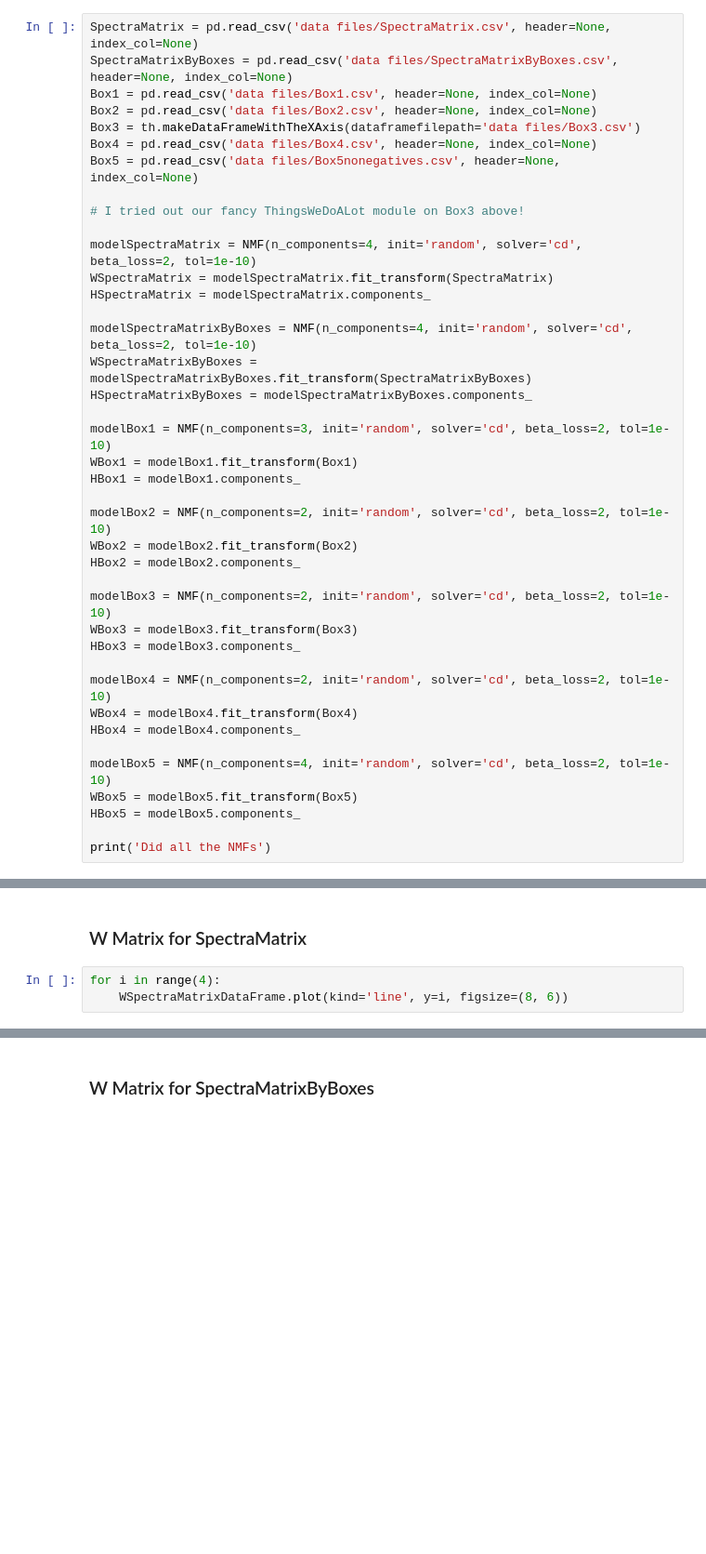
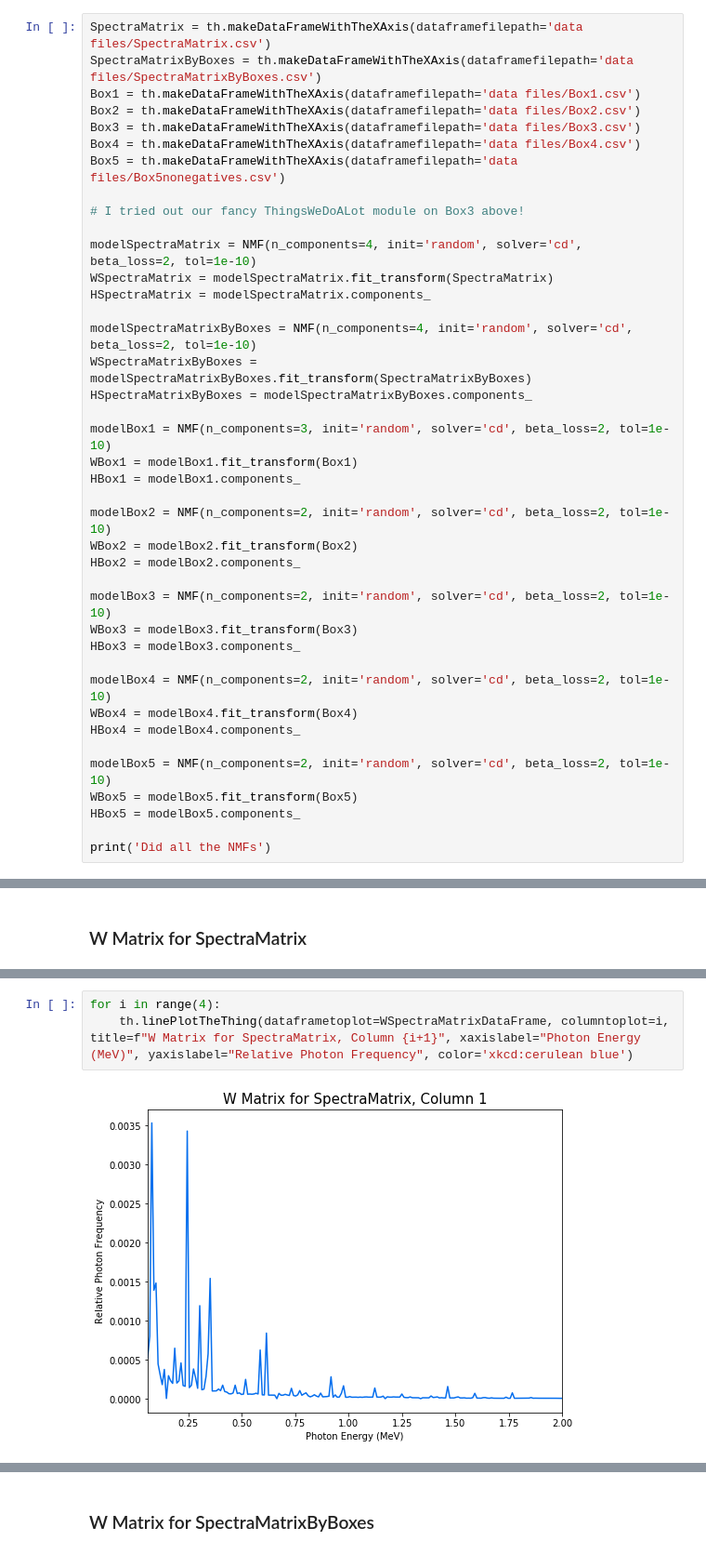
Before and after one commit to Dithizone/Math398-Project, a Jupyter notebook: PerformingNMF.ipynb, the cells around one changed output, grey strips where cells are left out. Shown at 93% size. Drawn from its saved outputs; the diff is of its cells as text; blank space fills up the shorter version.

```diff
--- a/PerformingNMF.ipynb
+++ b/PerformingNMF.ipynb
@@ -9,13 +9,13 @@ print('Libraries imported.')
 # %% [output]
 Libraries imported.
 # %%
-SpectraMatrix = pd.read_csv('data files/SpectraMatrix.csv', header=None, index_col=None)
-SpectraMatrixByBoxes = pd.read_csv('data files/SpectraMatrixByBoxes.csv', header=None, index_col=None)
-Box1 = pd.read_csv('data files/Box1.csv', header=None, index_col=None)
-Box2 = pd.read_csv('data files/Box2.csv', header=None, index_col=None)
+SpectraMatrix = th.makeDataFrameWithTheXAxis(dataframefilepath='data files/SpectraMatrix.csv')
+SpectraMatrixByBoxes = th.makeDataFrameWithTheXAxis(dataframefilepath='data files/SpectraMatrixByBoxes.csv')
+Box1 = th.makeDataFrameWithTheXAxis(dataframefilepath='data files/Box1.csv')
+Box2 = th.makeDataFrameWithTheXAxis(dataframefilepath='data files/Box2.csv')
 Box3 = th.makeDataFrameWithTheXAxis(dataframefilepath='data files/Box3.csv')
-Box4 = pd.read_csv('data files/Box4.csv', header=None, index_col=None)
-Box5 = pd.read_csv('data files/Box5nonegatives.csv', header=None, index_col=None)
+Box4 = th.makeDataFrameWithTheXAxis(dataframefilepath='data files/Box4.csv')
+Box5 = th.makeDataFrameWithTheXAxis(dataframefilepath='data files/Box5nonegatives.csv')
 
 # I tried out our fancy ThingsWeDoALot module on Box3 above!
 
@@ -43,7 +43,7 @@ modelBox4 = NMF(n_components=2, init='random', solver='cd', beta_loss=2, tol=1e-
 WBox4 = modelBox4.fit_transform(Box4)
 HBox4 = modelBox4.components_
 
-modelBox5 = NMF(n_components=4, init='random', solver='cd', beta_loss=2, tol=1e-10)
+modelBox5 = NMF(n_components=2, init='random', solver='cd', beta_loss=2, tol=1e-10)
 WBox5 = modelBox5.fit_transform(Box5)
 HBox5 = modelBox5.components_
 
@@ -98,6 +98,3 @@ print('dataframes for W and H matrices created and x-axes attached.')
 dataframes for W and H matrices created and x-axes attached.
 # %% [markdown]
 ### W Matrix for SpectraMatrix
-# %%
-for i in range(4):
-    WSpectraMatrixDataFrame.plot(kind='line', y=i, figsize=(8, 6))
@@ -108,0 +101,5 @@ for i in range(4):
+# %%
+for i in range(4):
+    th.linePlotTheThing(dataframetoplot=WSpectraMatrixDataFrame, columntoplot=i, title=f"W Matrix for SpectraMatrix, Column {i+1}", xaxislabel="Photon Energy (MeV)", yaxislabel="Relative Photon Frequency", color='xkcd:cerulean blue')
+# %% [output]
+[figure, added]
```
Also changed, not shown: parts of 13 cells of this notebook, 42 other files.
